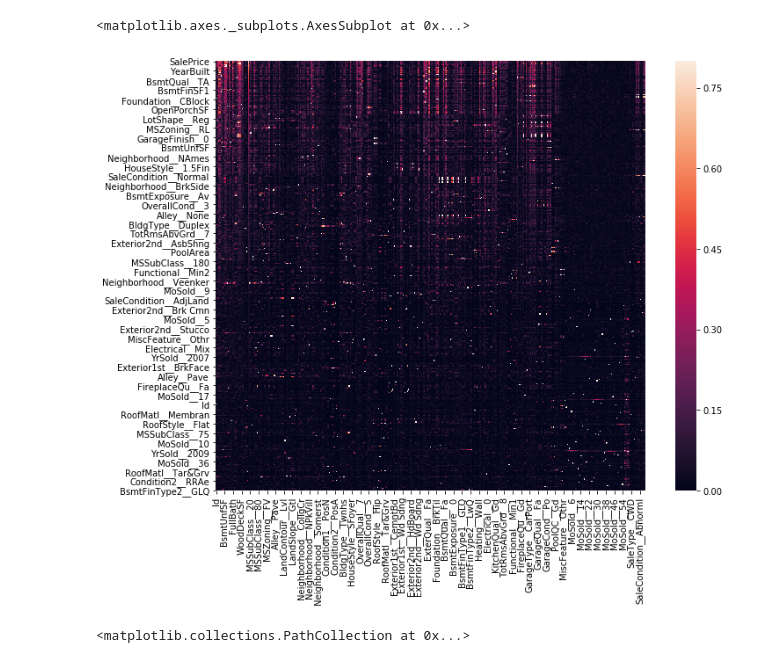
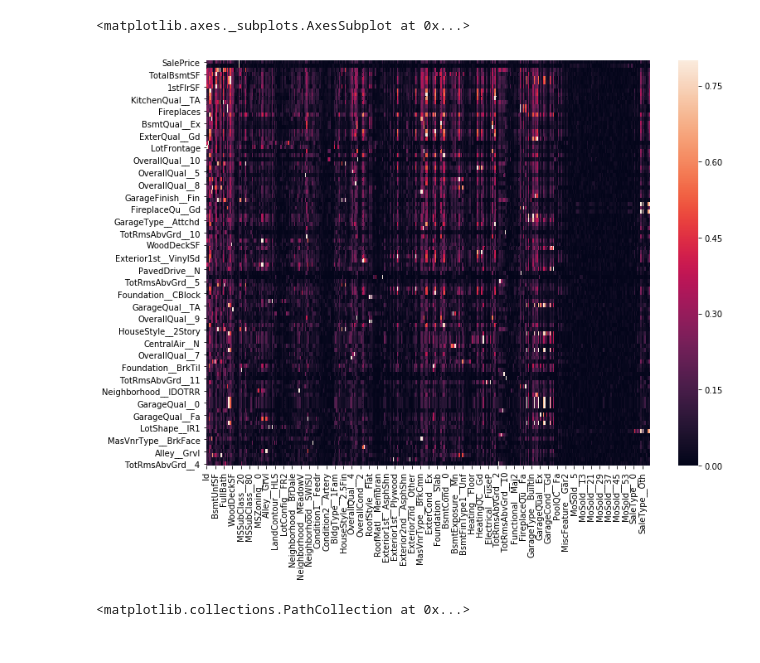
Before and after one commit to xc0878/Machine-Learning-Project, a Jupyter notebook: Fez/scrapsheet.ipynb, the cells around one changed output. Drawn from its saved outputs; the diff is of its cells as text; code cells hidden in the pictures.

```diff
--- a/Fez/scrapsheet.ipynb
+++ b/Fez/scrapsheet.ipynb
@@ -100,11 +88,12 @@ attic.to_csv('attic.csv',index=False)
 # %%
 import seaborn as sns
 corrmat = basement.corr().abs().sort_values('SalePrice', ascending=False)
 f, ax = plt.subplots(figsize = (12,9))
-sns.heatmap(corrmat, vmax=0.8, square=True)
+sns.heatmap(corrmat[0:100][0:100], vmax=0.8)
+#basement.corr()['SalePrice'][corrmat['SalePrice'].index[1:20]]
 # %% [output]
 <matplotlib.axes._subplots.AxesSubplot at 0x...>
-[figure, old version]
+[figure, new version]
 # %%
 # define example
 data = ['cold', 'cold', 'warm', 'cold', 'hot', 'hot', 'warm', 'cold', 'warm', 'hot']
```
Also changed, not shown: parts of 1 cell of this notebook, 4 other files.
